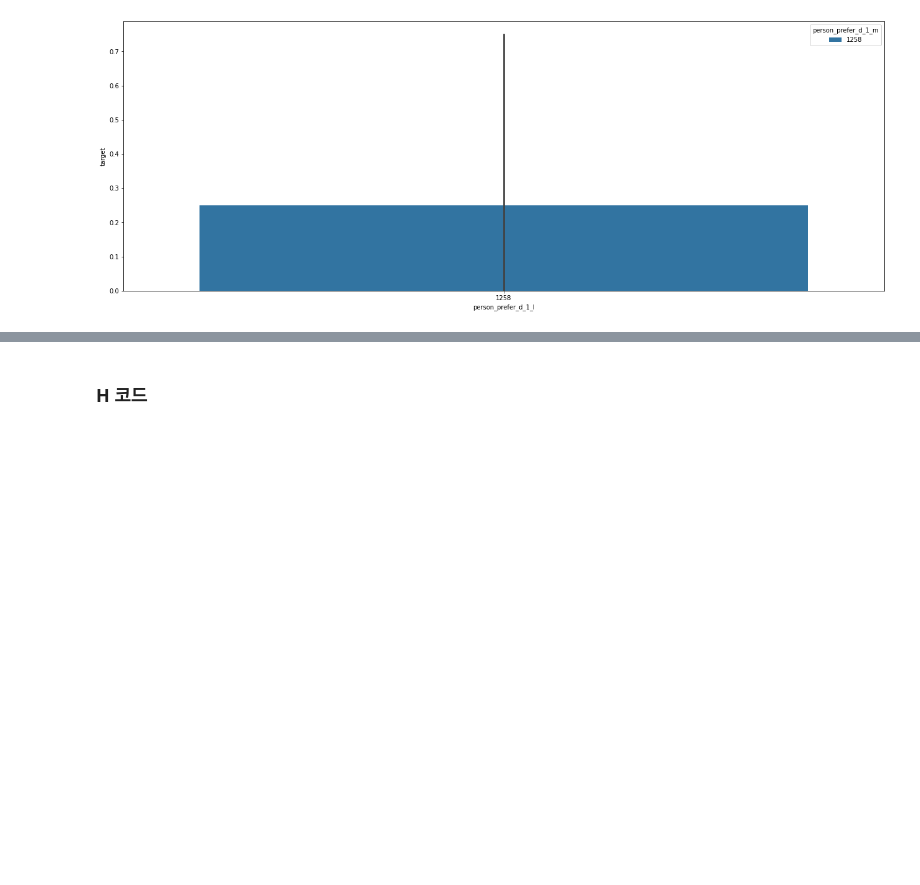
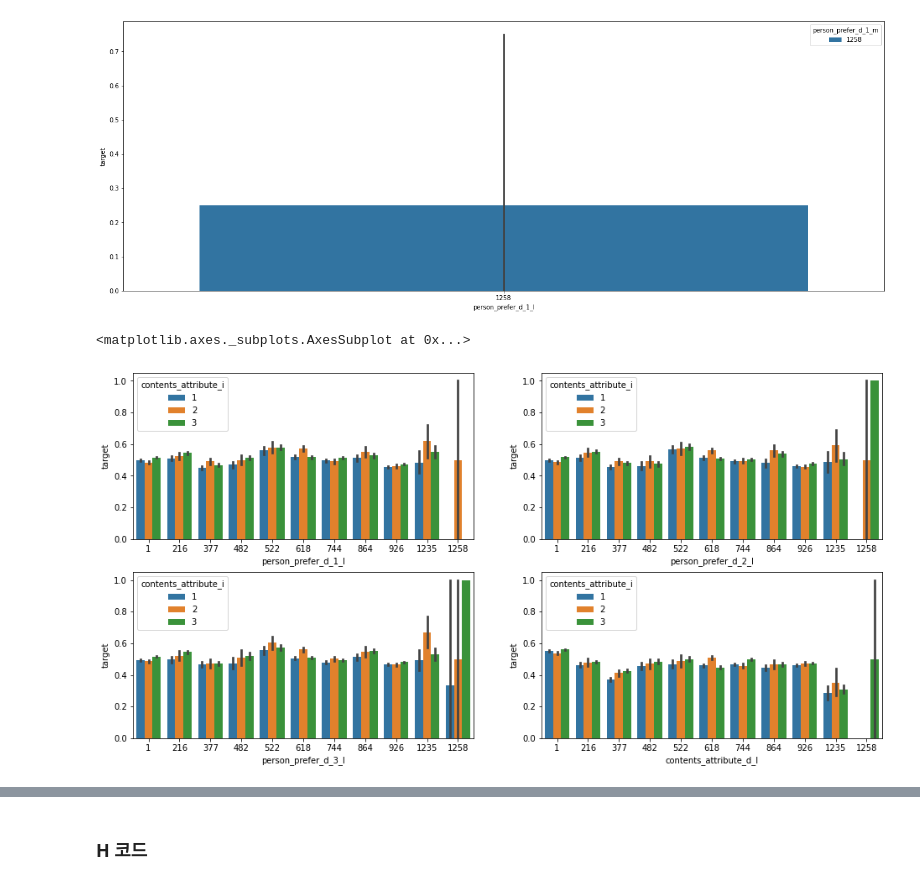
Before and after one commit to Proj-Caliber/Job-Care, a Jupyter notebook: Feature Engineering.ipynb, the cells around one changed output, grey strips where cells are left out. Saved outputs shown, nothing was run; the diff lists cells and outputs as text; code cells hidden in the pictures; blank space fills up the shorter version.

```diff
--- a/Feature Engineering.ipynb
+++ b/Feature Engineering.ipynb
@@ -208,3 +241,12 @@ for i in train['person_prefer_d_1_l'].unique():
 [figure]
 [figure]
 [figure]
+# %%
+fig, ax = plt.subplots(ncols = 2, nrows = 2, figsize = (16,8))
+sns.barplot(data = train_data, x = 'person_prefer_d_1_l', y = 'target', hue= 'contents_attribute_i', ax = ax[0,0])
+sns.barplot(data = train_data, x = 'person_prefer_d_2_l', y = 'target', hue= 'contents_attribute_i', ax = ax[0,1])
+sns.barplot(data = train_data, x = 'person_prefer_d_3_l', y = 'target', hue= 'contents_attribute_i', ax = ax[1,0])
+sns.barplot(data = train_data, x = 'contents_attribute_d_l', y = 'target', hue= 'contents_attribute_i', ax = ax[1,1])
+# %% [output]
+<matplotlib.axes._subplots.AxesSubplot at 0x...>
+[figure, added]
```
Also changed, not shown: parts of 50 cells of this notebook.
